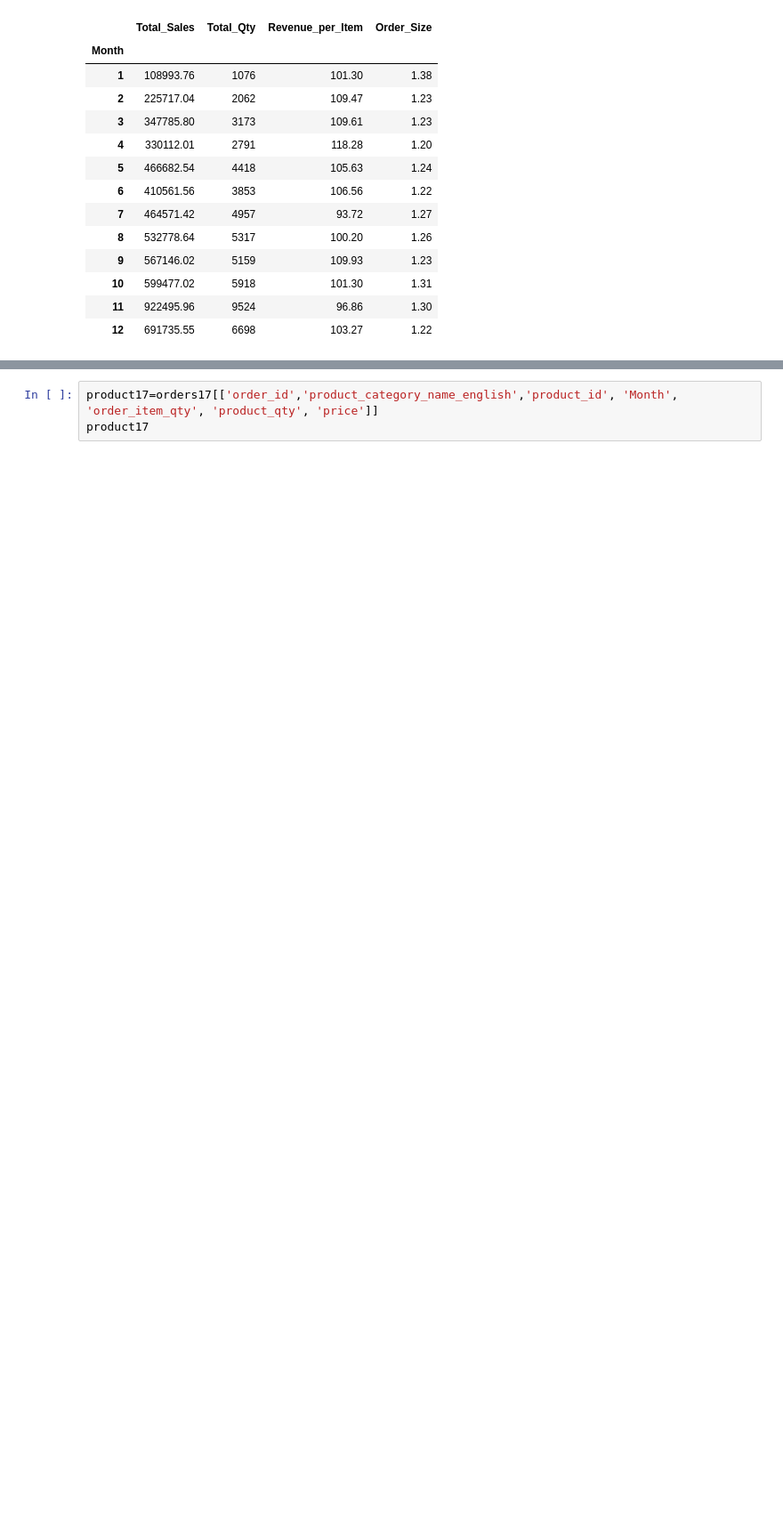
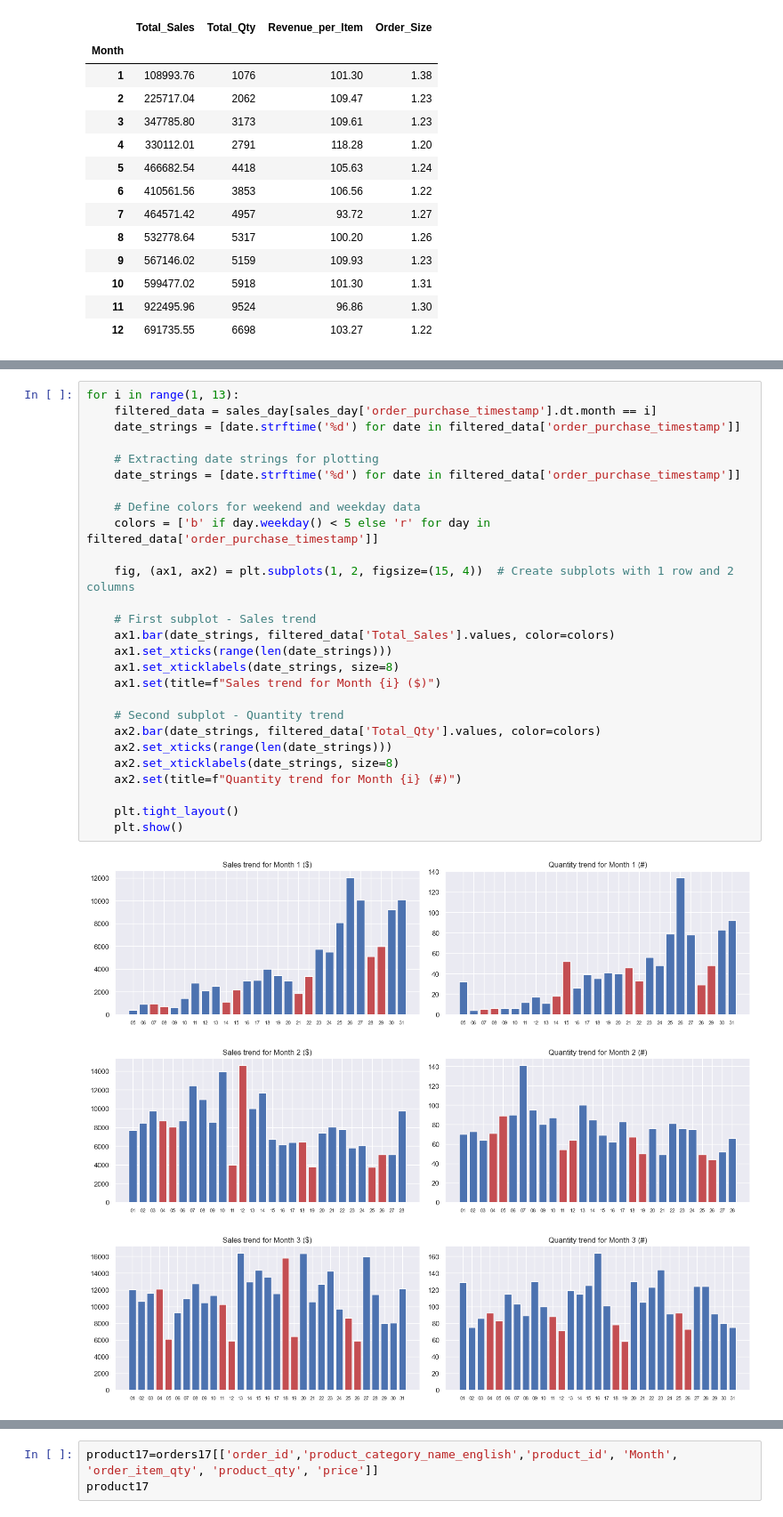
Before and after one commit to buttonsnail/Springboard, a Jupyter notebook: Capstone3_Exploratory Data Analysis(EDA).ipynb, the cells around one changed output, grey strips where cells are left out. Shown at 89% size. Drawn from its saved outputs; the diff is of its cells as text; blank space fills up the shorter version.

```diff
--- a/Capstone3_Exploratory Data Analysis(EDA).ipynb
+++ b/Capstone3_Exploratory Data Analysis(EDA).ipynb
@@ -109,0 +206,31 @@ plt.show()
+# %%
+for i in range(1, 13):
+    filtered_data = sales_day[sales_day['order_purchase_timestamp'].dt.month == i]
+    date_strings = [date.strftime('%d') for date in filtered_data['order_purchase_timestamp']]
+
+    # Extracting date strings for plotting
+    date_strings = [date.strftime('%d') for date in filtered_data['order_purchase_timestamp']]
+
+    # Define colors for weekend and weekday data
+    colors = ['b' if day.weekday() < 5 else 'r' for day in filtered_data['order_purchase_timestamp']]
+
+    fig, (ax1, ax2) = plt.subplots(1, 2, figsize=(15, 4))  # Create subplots with 1 row and 2 columns
+
+    # First subplot - Sales trend
+    ax1.bar(date_strings, filtered_data['Total_Sales'].values, color=colors)
+    ax1.set_xticks(range(len(date_strings)))
+    ax1.set_xticklabels(date_strings, size=8)
+    ax1.set(title=f"Sales trend for Month {i} ($)")
+
+    # Second subplot - Quantity trend
+    ax2.bar(date_strings, filtered_data['Total_Qty'].values, color=colors)
+    ax2.set_xticks(range(len(date_strings)))
+    ax2.set_xticklabels(date_strings, size=8)
+    ax2.set(title=f"Quantity trend for Month {i} (#)")
+
+    plt.tight_layout()
+    plt.show()
+# %% [output]
+[figure, added]
+[figure, added]
+[figure, added]
```
Also changed, not shown: parts of 33 cells of this notebook.
